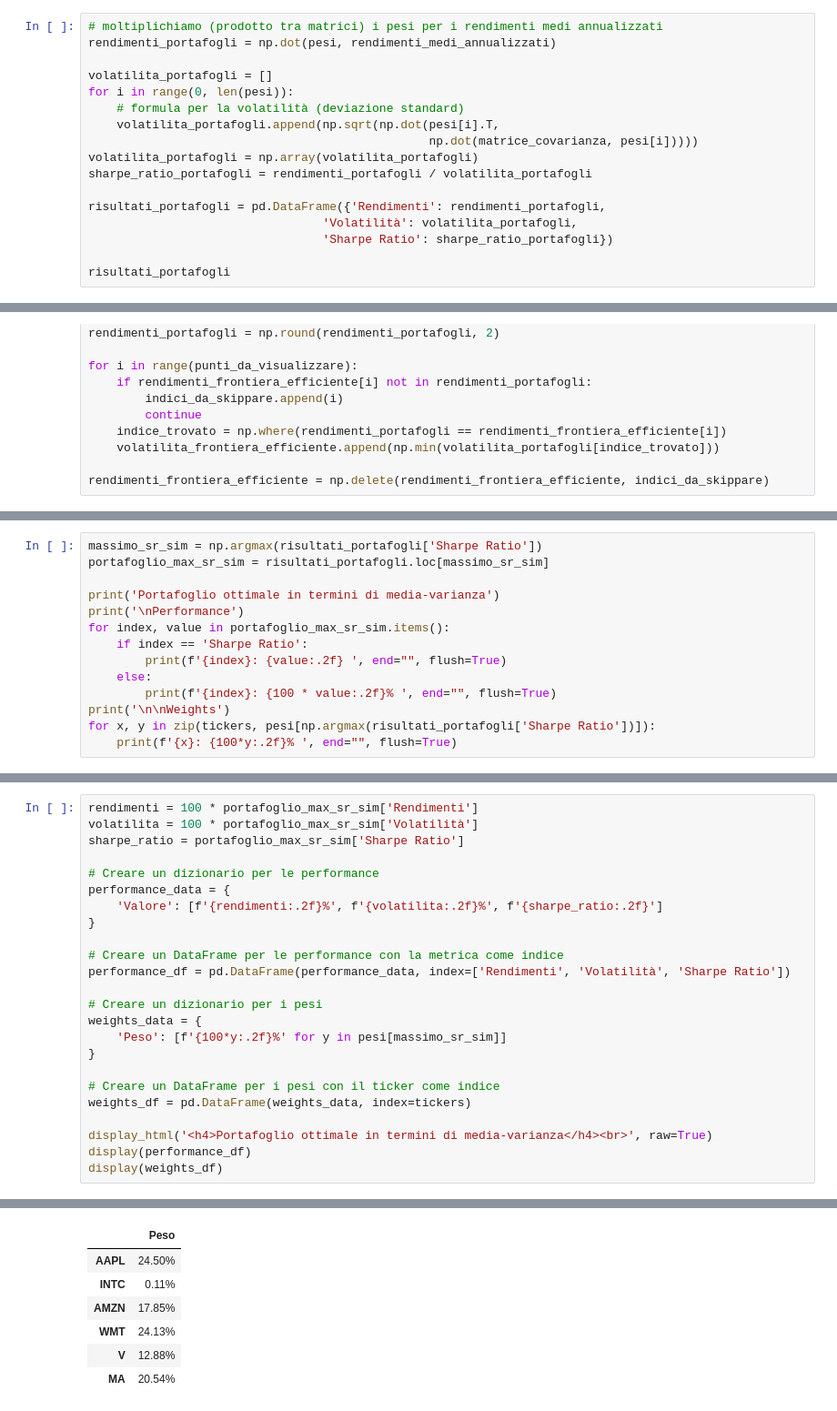
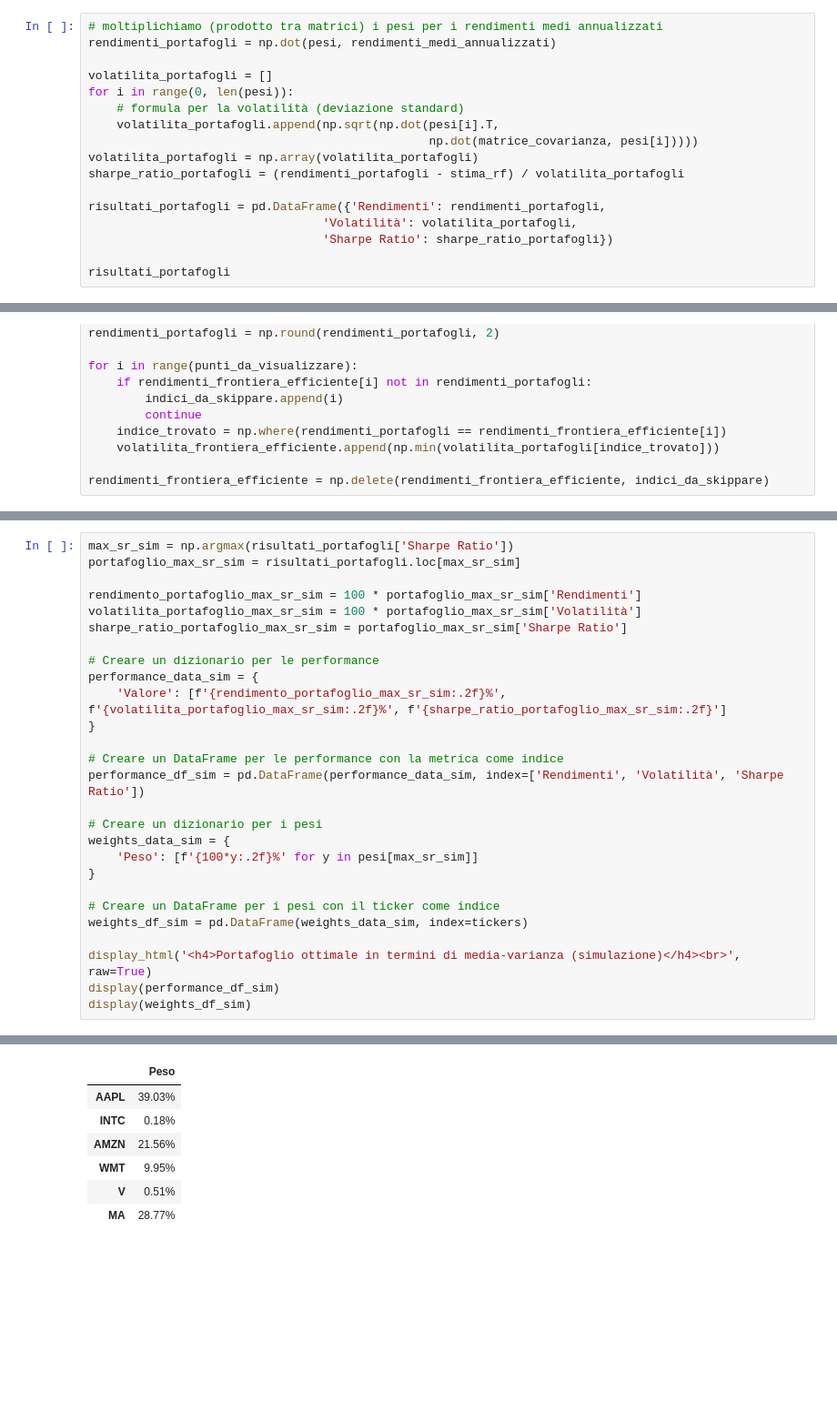
Before and after one commit to Pynci/business-intelligence, a Jupyter notebook: progetto/progetto.ipynb, the cells around one changed output, grey strips where cells are left out. Shown at 91% size. Cells and saved outputs as stored; diff of their text form; blank space fills up the shorter version.

```diff
--- a/progetto/progetto.ipynb
+++ b/progetto/progetto.ipynb
@@ -1075,7 +1076,7 @@ for i in range(0, len(pesi)):
     volatilita_portafogli.append(np.sqrt(np.dot(pesi[i].T,
                                                 np.dot(matrice_covarianza, pesi[i]))))
 volatilita_portafogli = np.array(volatilita_portafogli)
-sharpe_ratio_portafogli = rendimenti_portafogli / volatilita_portafogli
+sharpe_ratio_portafogli = (rendimenti_portafogli - stima_rf) / volatilita_portafogli
 
 risultati_portafogli = pd.DataFrame({'Rendimenti': rendimenti_portafogli,
                                  'Volatilità': volatilita_portafogli,
@@ -1144,14 +1144,0 @@ plt.show()
-# %%
-massimo_sr_sim = np.argmax(risultati_portafogli['Sharpe Ratio'])
-portafoglio_max_sr_sim = risultati_portafogli.loc[massimo_sr_sim]
-
-print('Portafoglio ottimale in termini di media-varianza')
-print('\nPerformance')
-for index, value in portafoglio_max_sr_sim.items():
-    if index == 'Sharpe Ratio':
-        print(f'{index}: {value:.2f} ', end="", flush=True)
-    else:
-        print(f'{index}: {100 * value:.2f}% ', end="", flush=True)
-print('\n\nWeights')
-for x, y in zip(tickers, pesi[np.argmax(risultati_portafogli['Sharpe Ratio'])]):
-    print(f'{x}: {100*y:.2f}% ', end="", flush=True)
@@ -1166,27 +1145,30 @@ AAPL: 24.50% INTC: 0.11% AMZN: 17.85% WMT: 24.13% V: 12.88% MA: 20.54%
 # %%
-rendimenti = 100 * portafoglio_max_sr_sim['Rendimenti']
-volatilita = 100 * portafoglio_max_sr_sim['Volatilità']
-sharpe_ratio = portafoglio_max_sr_sim['Sharpe Ratio']
+max_sr_sim = np.argmax(risultati_portafogli['Sharpe Ratio'])
+portafoglio_max_sr_sim = risultati_portafogli.loc[max_sr_sim]
+
+rendimento_portafoglio_max_sr_sim = 100 * portafoglio_max_sr_sim['Rendimenti']
+volatilita_portafoglio_max_sr_sim = 100 * portafoglio_max_sr_sim['Volatilità']
+sharpe_ratio_portafoglio_max_sr_sim = portafoglio_max_sr_sim['Sharpe Ratio']
 
 # Creare un dizionario per le performance
-performance_data = {
-    'Valore': [f'{rendimenti:.2f}%', f'{volatilita:.2f}%', f'{sharpe_ratio:.2f}']
+performance_data_sim = {
+    'Valore': [f'{rendimento_portafoglio_max_sr_sim:.2f}%', f'{volatilita_portafoglio_max_sr_sim:.2f}%', f'{sharpe_ratio_portafoglio_max_sr_sim:.2f}']
 }
 
 # Creare un DataFrame per le performance con la metrica come indice
-performance_df = pd.DataFrame(performance_data, index=['Rendimenti', 'Volatilità', 'Sharpe Ratio'])
+performance_df_sim = pd.DataFrame(performance_data_sim, index=['Rendimenti', 'Volatilità', 'Sharpe Ratio'])
 
 # Creare un dizionario per i pesi
-weights_data = {
-    'Peso': [f'{100*y:.2f}%' for y in pesi[massimo_sr_sim]]
+weights_data_sim = {
+    'Peso': [f'{100*y:.2f}%' for y in pesi[max_sr_sim]]
 }
 
 # Creare un DataFrame per i pesi con il ticker come indice
-weights_df = pd.DataFrame(weights_data, index=tickers)
+weights_df_sim = pd.DataFrame(weights_data_sim, index=tickers)
 
-display_html('<h4>Portafoglio ottimale in termini di media-varianza</h4><br>', raw=True)
-display(performance_df)
-display(weights_df)
+display_html('<h4>Portafoglio ottimale in termini di media-varianza (simulazione)</h4><br>', raw=True)
+display(performance_df_sim)
+display(weights_df_sim)
 # %% [output]
 Portafoglio ottimale in termini di media-varianza
 |  | Valore |
@@ -1196,7 +1178,7 @@ Portafoglio ottimale in termini di media-varianza
 |  | Peso |
-| AAPL | 24.50% |
-| INTC | 0.11% |
-| AMZN | 17.85% |
-| WMT | 24.13% |
-| V | 12.88% |
-| MA | 20.54% |
+| AAPL | 39.03% |
+| INTC | 0.18% |
+| AMZN | 21.56% |
+| WMT | 9.95% |
+| V | 0.51% |
+| MA | 28.77% |
```
Also changed, not shown: parts of 10 cells of this notebook.
